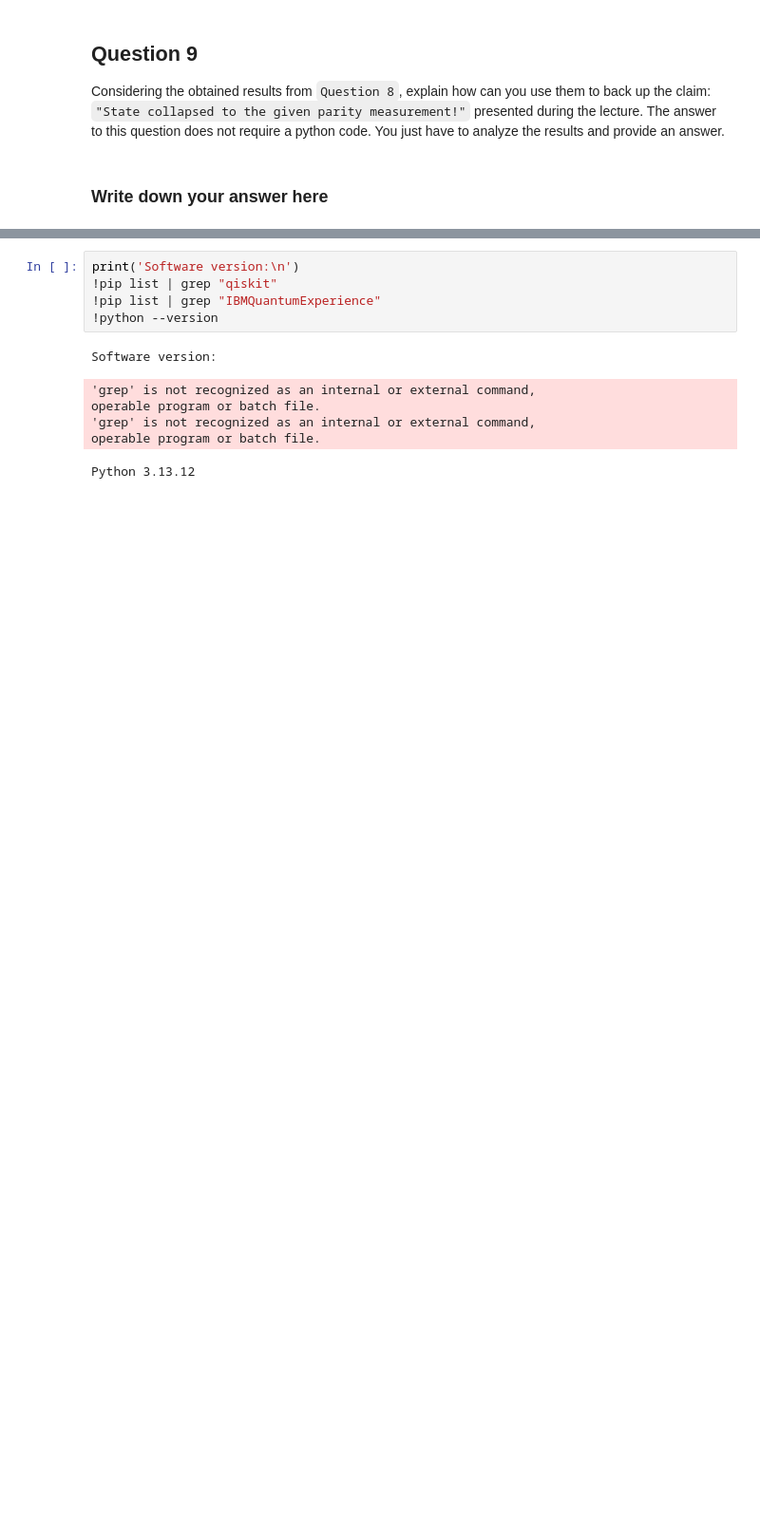
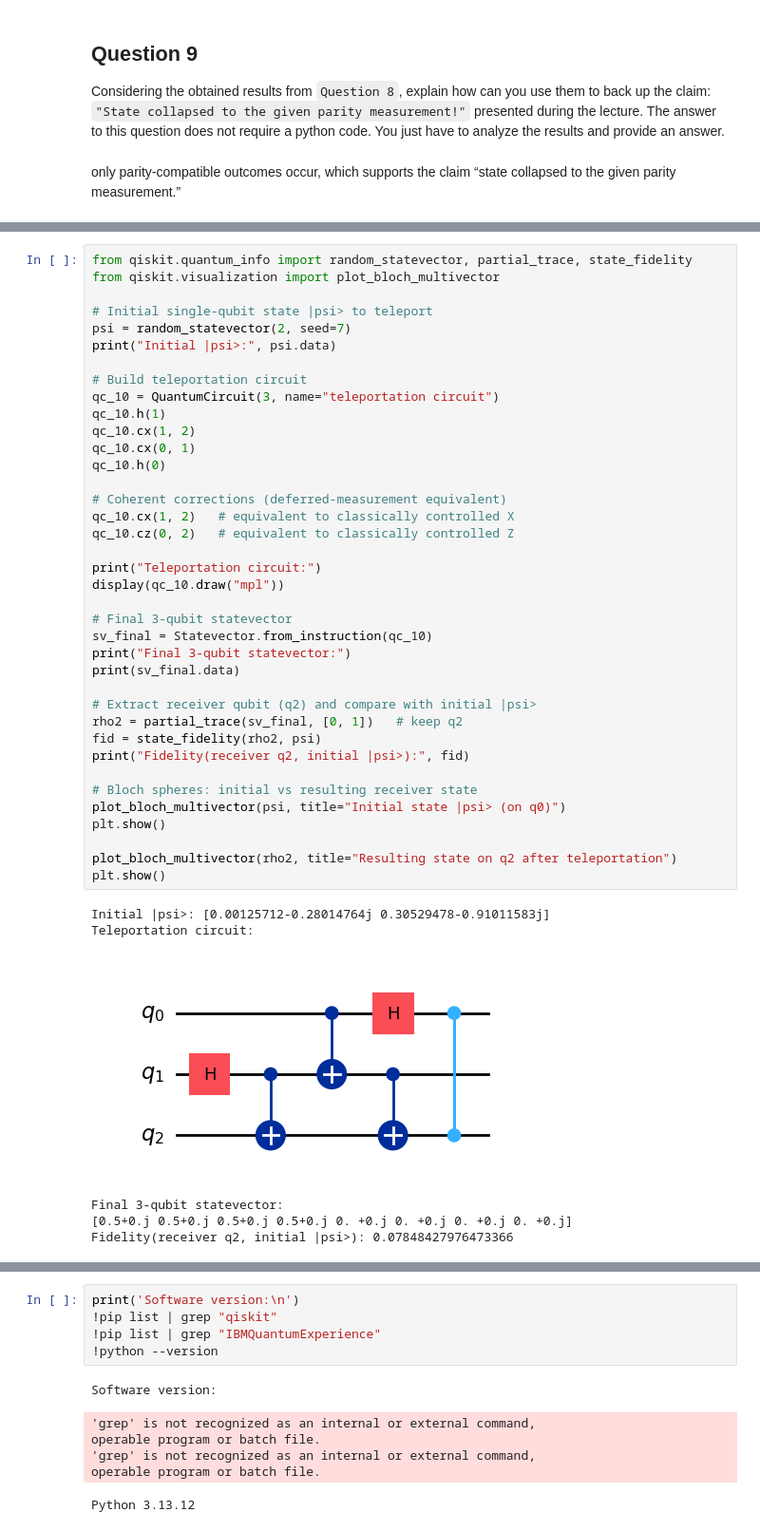
Before and after one commit to RowieK/Quantum-Computing-Minor, a Jupyter notebook: QCI - Assignment5/Assignment5/QCI - Assignment5.ipynb, the cells around one changed output, grey strips where cells are left out. Shown at 95% size. Cells and saved outputs as stored; diff of their text form; blank space fills up the shorter version.

```diff
--- a/QCI - Assignment5/Assignment5/QCI - Assignment5.ipynb
+++ b/QCI - Assignment5/Assignment5/QCI - Assignment5.ipynb
@@ -309,8 +493,8 @@ NB: The circuit presented during the lecture only measures the `parity qubit` (t
 ## Question 9
 
 Considering the obtained results from `Question 8`, explain how can you use them to back up the claim: `"State collapsed to the given parity measurement!"` presented during the lecture. The answer to this question does not require a python code. You just have to analyze the results and provide an answer.
-# %% [markdown]
-### Write down your answer here
+# %% [markdown]
+only parity-compatible outcomes occur, which supports the claim “state collapsed to the given parity measurement.”
 # %% [markdown]
 ## Question 10
 
@@ -323,3 +507,48 @@ During the lecture: "Fundamentals: A Multi-Qubit World (2)", I introduced the Qu
 ![Question10](img/qci_a5_question10.png)
 
 **NB:** In order to better show the result of your algorithm, you should initialize your quantum circuit to a random or predefined vector state. You could use the `circuit.initialize()` command to perform such task.
+# %%
+from qiskit.quantum_info import random_statevector, partial_trace, state_fidelity
+from qiskit.visualization import plot_bloch_multivector
+
+# Initial single-qubit state |psi> to teleport
+psi = random_statevector(2, seed=7)
+print("Initial |psi>:", psi.data)
+
+# Build teleportation circuit
+qc_10 = QuantumCircuit(3, name="teleportation circuit")
+qc_10.h(1)
+qc_10.cx(1, 2)
+qc_10.cx(0, 1)
+qc_10.h(0)
+
+# Coherent corrections (deferred-measurement equivalent)
+qc_10.cx(1, 2)   # equivalent to classically controlled X
+qc_10.cz(0, 2)   # equivalent to classically controlled Z
+
+print("Teleportation circuit:")
+display(qc_10.draw("mpl"))
+
+# Final 3-qubit statevector
+sv_final = Statevector.from_instruction(qc_10)
+print("Final 3-qubit statevector:")
+print(sv_final.data)
+
+# Extract receiver qubit (q2) and compare with initial |psi>
+rho2 = partial_trace(sv_final, [0, 1])   # keep q2
+fid = state_fidelity(rho2, psi)
+print("Fidelity(receiver q2, initial |psi>):", fid)
+
+# Bloch spheres: initial vs resulting receiver state
+plot_bloch_multivector(psi, title="Initial state |psi> (on q0)")
+plt.show()
+
+plot_bloch_multivector(rho2, title="Resulting state on q2 after teleportation")
+plt.show()
+# %% [output]
+Initial |psi>: [0.00125712-0.28014764j 0.30529478-0.91011583j]
+Teleportation circuit:
+[figure, added]
+Final 3-qubit statevector:
+[0.5+0.j 0.5+0.j 0.5+0.j 0.5+0.j 0. +0.j 0. +0.j 0. +0.j 0. +0.j]
+Fidelity(receiver q2, initial |psi>): 0.07848427976473366
```
Also changed, not shown: parts of 7 cells of this notebook.
